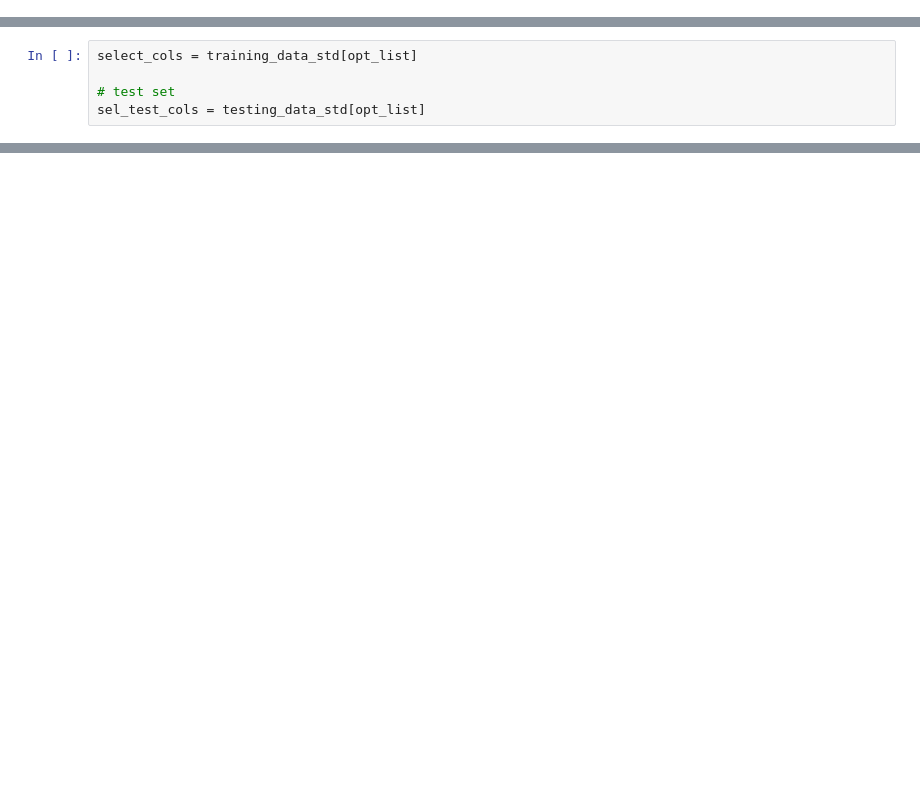
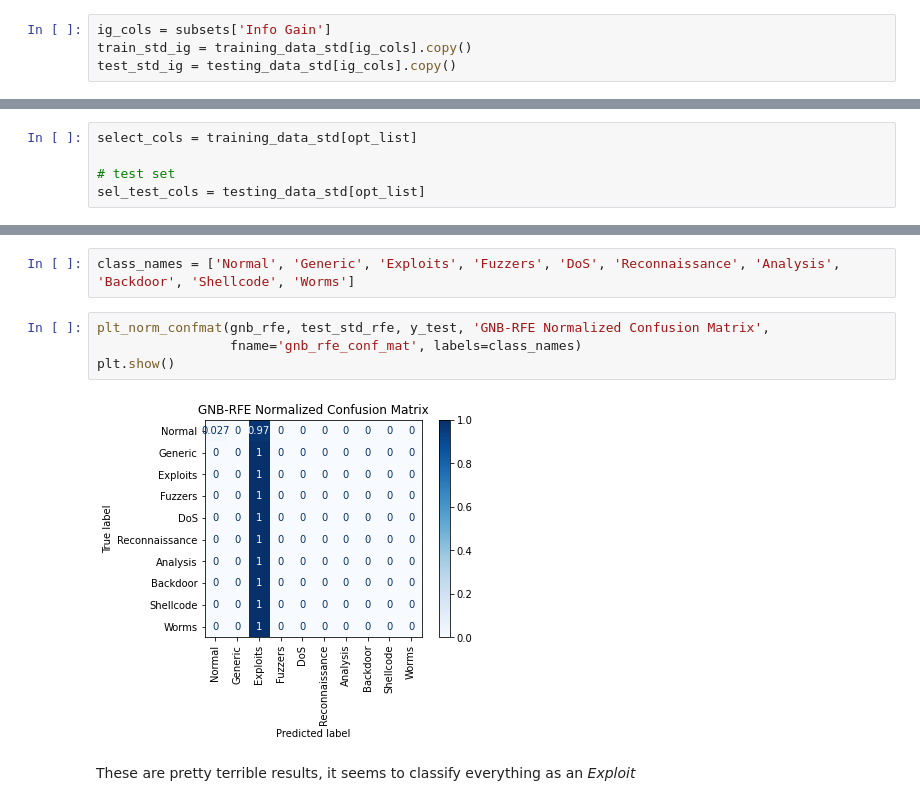
Before and after one commit to pvan1/DATA-606-Capstone, a Jupyter notebook: capstone-phase2.ipynb, the cells around one changed output, grey strips where cells are left out. Saved outputs shown, nothing was run; the diff lists cells and outputs as text; blank space fills up the shorter version.

```diff
--- a/capstone-phase2.ipynb
+++ b/capstone-phase2.ipynb
@@ -110,3 +113,7 @@ test_std_ig = sel_test_cols.copy()
+# %%
+ig_cols = subsets['Info Gain']
+train_std_ig = training_data_std[ig_cols].copy()
+test_std_ig = testing_data_std[ig_cols].copy()
 # %%
 train_std_ig.head()
 # %% [output]
@@ -887,0 +933,10 @@ plt.show()
+# %%
+class_names = ['Normal', 'Generic', 'Exploits', 'Fuzzers', 'DoS', 'Reconnaissance', 'Analysis', 'Backdoor', 'Shellcode', 'Worms']
+# %%
+plt_norm_confmat(gnb_rfe, test_std_rfe, y_test, 'GNB-RFE Normalized Confusion Matrix',
+                 fname='gnb_rfe_conf_mat', labels=class_names)
+plt.show()
+# %% [output]
+[figure, added]
+# %% [markdown]
+These are pretty terrible results, it seems to classify everything as an *Exploit*
```
Also changed, not shown: parts of 83 cells of this notebook.
